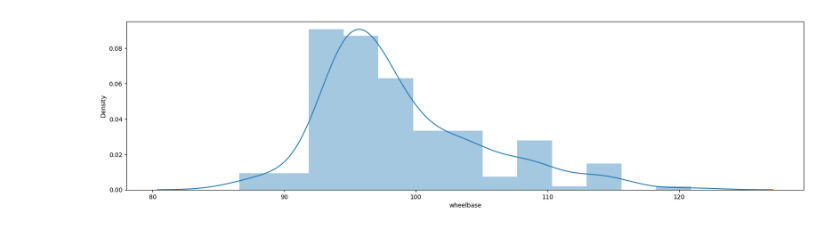
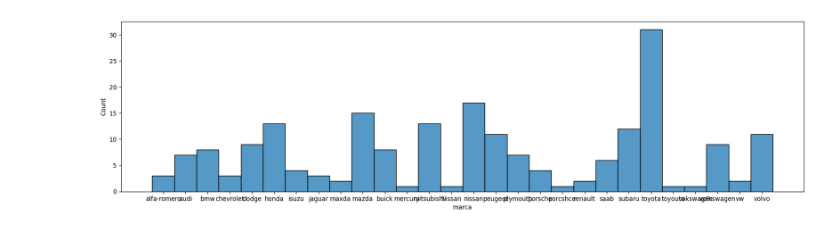
Before and after one commit to DCI-alxogm/ml2023-proditorIF, a Jupyter notebook: Sep8-9/Clase_09sep_McL_BRM.ipynb, the cells around one changed output. Cells and saved outputs as stored; diff of their text form; code cells hidden in the pictures.

```diff
--- a/Sep8-9/Clase_09sep_McL_BRM.ipynb
+++ b/Sep8-9/Clase_09sep_McL_BRM.ipynb
@@ -32,3 +33,11 @@ Drive already mounted at /content/drive; to attempt to forcibly remount, call dr
 | 3 | 4 | 2 | audi 100 ls | gas | std | four | sedan | fwd | front | ... |
 | 4 | 5 | 2 | audi 100ls | gas | std | four | sedan | 4wd | front | ... |
 5 rows × 26 columns
+# %%
+#Variables categoricas
+#Primeramente se realiza una lipieza de los datos
+marca=datac['CarName'].apply(lambda x : x.split(' ')[0])
+datac.insert(3,"marca",marca)
+datac.drop(['CarName'],axis=1,inplace=True)
+#Ya se tiene solo la marca
+print(datac['marca'])
@@ -35,8 +57,8 @@ Drive already mounted at /content/drive; to attempt to forcibly remount, call dr
 # %%
-#Variables categoricas
-datac['symboling'].astype('category').value_counts()
+datac['marca'].astype('category').value_counts()
 plt.figure(figsize=(20,5))
-sns.distplot(datac['wheelbase'])
+sns.histplot(datac['marca'])
 plt.show()
+#Se aprecian errores en algunas marcas
 # %% [output]
-[figure, old version]
+[figure, new version]
```
Also changed, not shown: parts of 29 cells of this notebook.
